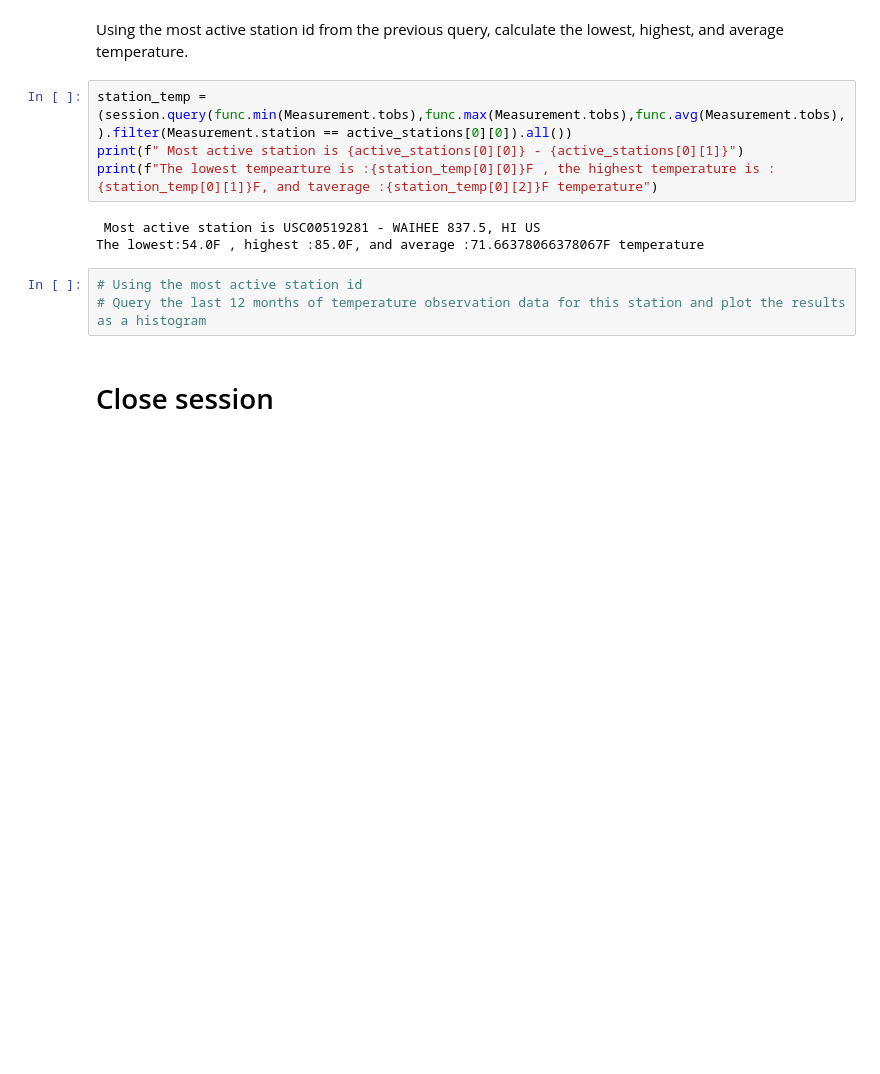
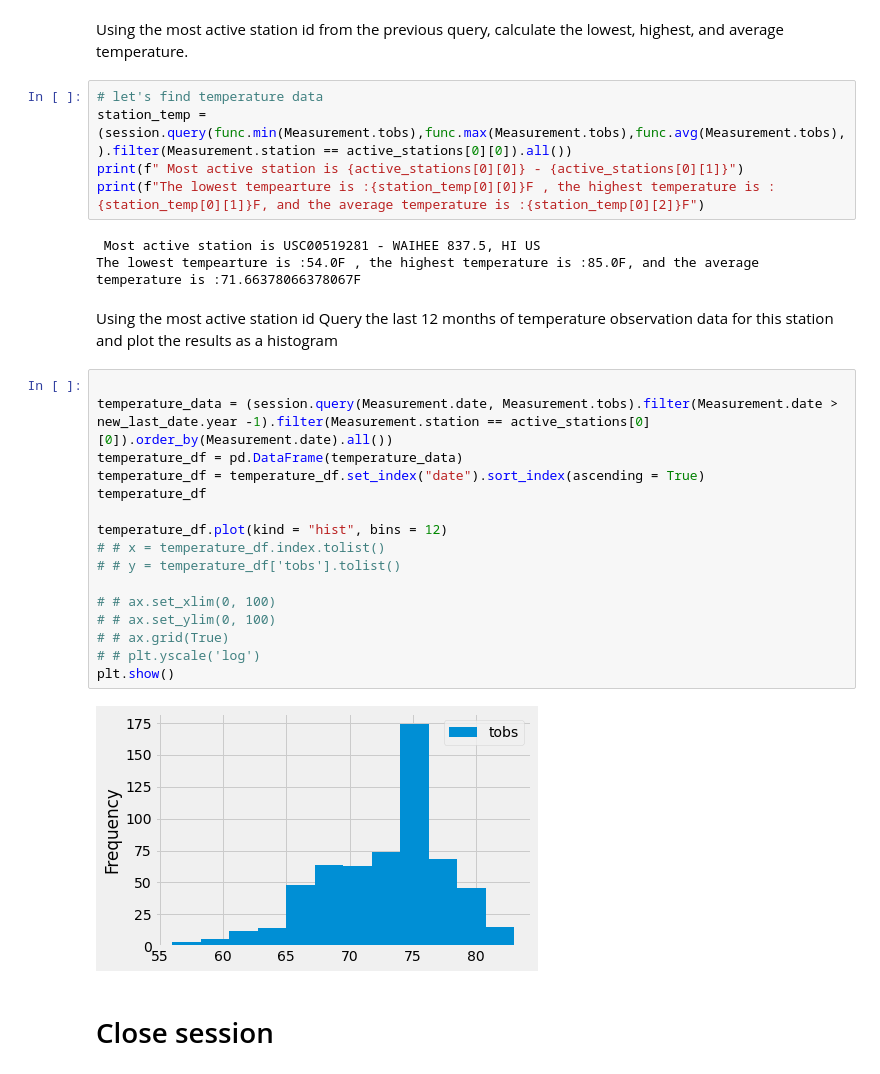
Before and after one commit to leilazintsem/SQLalchemy-Challenge, a Jupyter notebook: climate_script.ipynb, the cells around one changed output. Saved outputs shown, nothing was run; the diff lists cells and outputs as text; blank space fills up the shorter version.

```diff
--- a/climate_script.ipynb
+++ b/climate_script.ipynb
@@ -150,15 +169,34 @@ print(active_stations)
 # %% [markdown]
 Using the most active station id from the previous query, calculate the lowest, highest, and average temperature.
 # %%
+# let's find temperature data
 station_temp = (session.query(func.min(Measurement.tobs),func.max(Measurement.tobs),func.avg(Measurement.tobs),).filter(Measurement.station == active_stations[0][0]).all())
 print(f" Most active station is {active_stations[0][0]} - {active_stations[0][1]}")
-print(f"The lowest tempearture is :{station_temp[0][0]}F , the highest temperature is :{station_temp[0][1]}F, and taverage :{station_temp[0][2]}F temperature")
+print(f"The lowest tempearture is :{station_temp[0][0]}F , the highest temperature is :{station_temp[0][1]}F, and the average temperature is :{station_temp[0][2]}F")
 # %% [output]
  Most active station is USC00519281 - WAIHEE 837.5, HI US
-The lowest:54.0F , highest :85.0F, and average :71.66378066378067F temperature
+The lowest tempearture is :54.0F , the highest temperature is :85.0F, and the average temperature is :71.66378066378067F
-# %%
-# Using the most active station id
-# Query the last 12 months of temperature observation data for this station and plot the results as a histogram
+# %% [markdown]
+Using the most active station id
+Query the last 12 months of temperature observation data for this station and plot the results as a histogram
+# %%
+
+temperature_data = (session.query(Measurement.date, Measurement.tobs).filter(Measurement.date > new_last_date.year -1).filter(Measurement.station == active_stations[0][0]).order_by(Measurement.date).all())
+temperature_df = pd.DataFrame(temperature_data)
+temperature_df = temperature_df.set_index("date").sort_index(ascending = True)
+temperature_df
+
+temperature_df.plot(kind = "hist", bins = 12)
+# # x = temperature_df.index.tolist()
+# # y = temperature_df['tobs'].tolist()
+
+# # ax.set_xlim(0, 100)
+# # ax.set_ylim(0, 100)
+# # ax.grid(True)
+# # plt.yscale('log')
+plt.show()
+# %% [output]
+[figure, added]
 # %% [markdown]
 # Close session
 # %%
```
Also changed, not shown: parts of 1 cell of this notebook, 1 other file.
